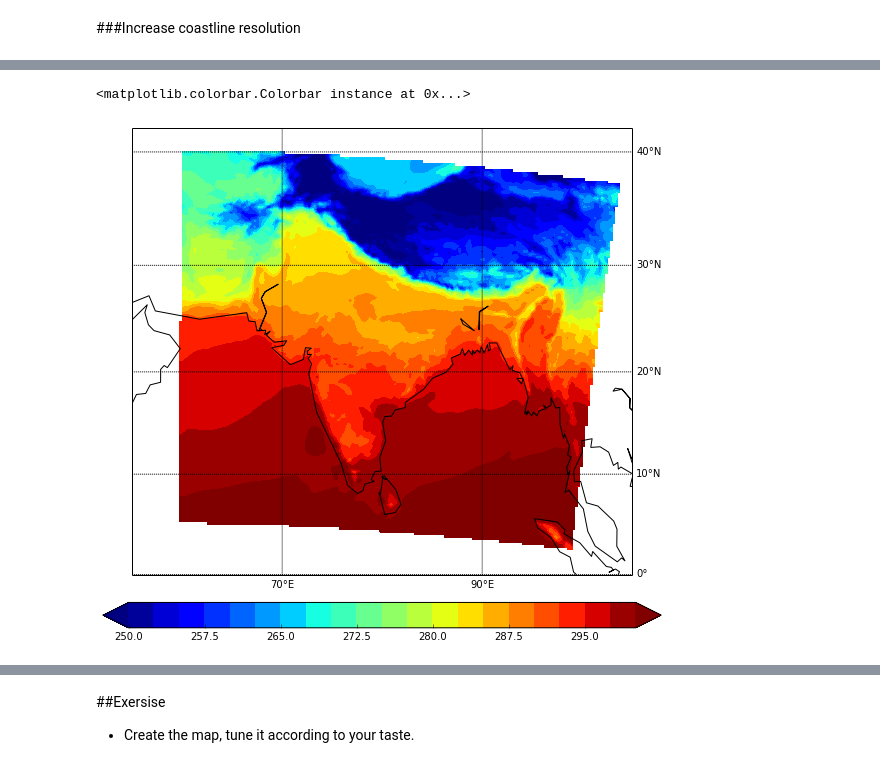
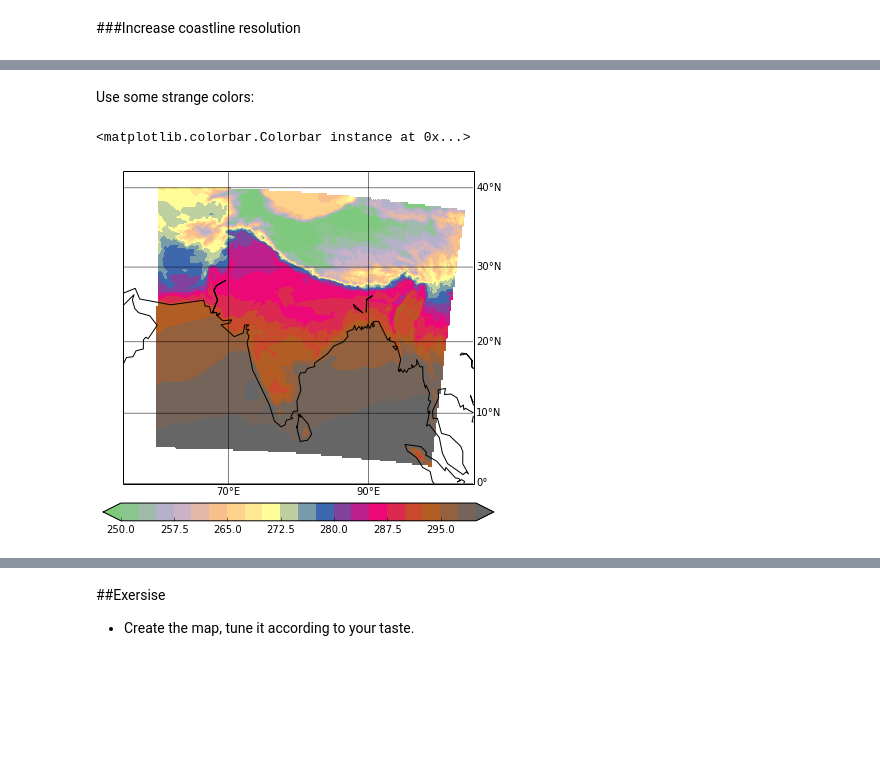
Before and after one commit to koldunovn/JNU, a Jupyter notebook: 10_basemap/10_basemap.ipynb, the cells around one changed output, grey strips where cells are left out. Saved outputs shown, nothing was run; the diff lists cells and outputs as text; code cells hidden in the pictures; blank space fills up the shorter version.

```diff
--- a/10_basemap/10_basemap.ipynb
+++ b/10_basemap/10_basemap.ipynb
@@ -89,13 +141,16 @@ x, y = m(lon, lat)
+# %% [markdown]
+Use some strange colors:
 # %%
-plt.figure(figsize=(10,10))
+plt.figure(figsize=(7,7))
 m.drawcoastlines()
 parallels = np.arange(0.,81,10.)
 # labels = [left,right,top,bottom]
 m.drawparallels(parallels,labels=[False,True,True,False])
 meridians = np.arange(10.,351.,20.)
 m.drawmeridians(meridians,labels=[True,False,False,True])
-m.contourf(x,y,temp[0,0,:,:],levels=np.linspace(250,300,21), extend="both");
+m.contourf(x,y,temp[0,0,:,:],levels=np.linspace(250,300,21), extend="both", cmap=plt.cm.Accent);
+
 plt.colorbar(orientation="horizontal", pad=0.05)
 # %% [output]
 <matplotlib.colorbar.Colorbar instance at 0x...>
-[figure, old version]
+[figure, new version]
```
Also changed, not shown: parts of 22 cells of this notebook, 6 other files.
